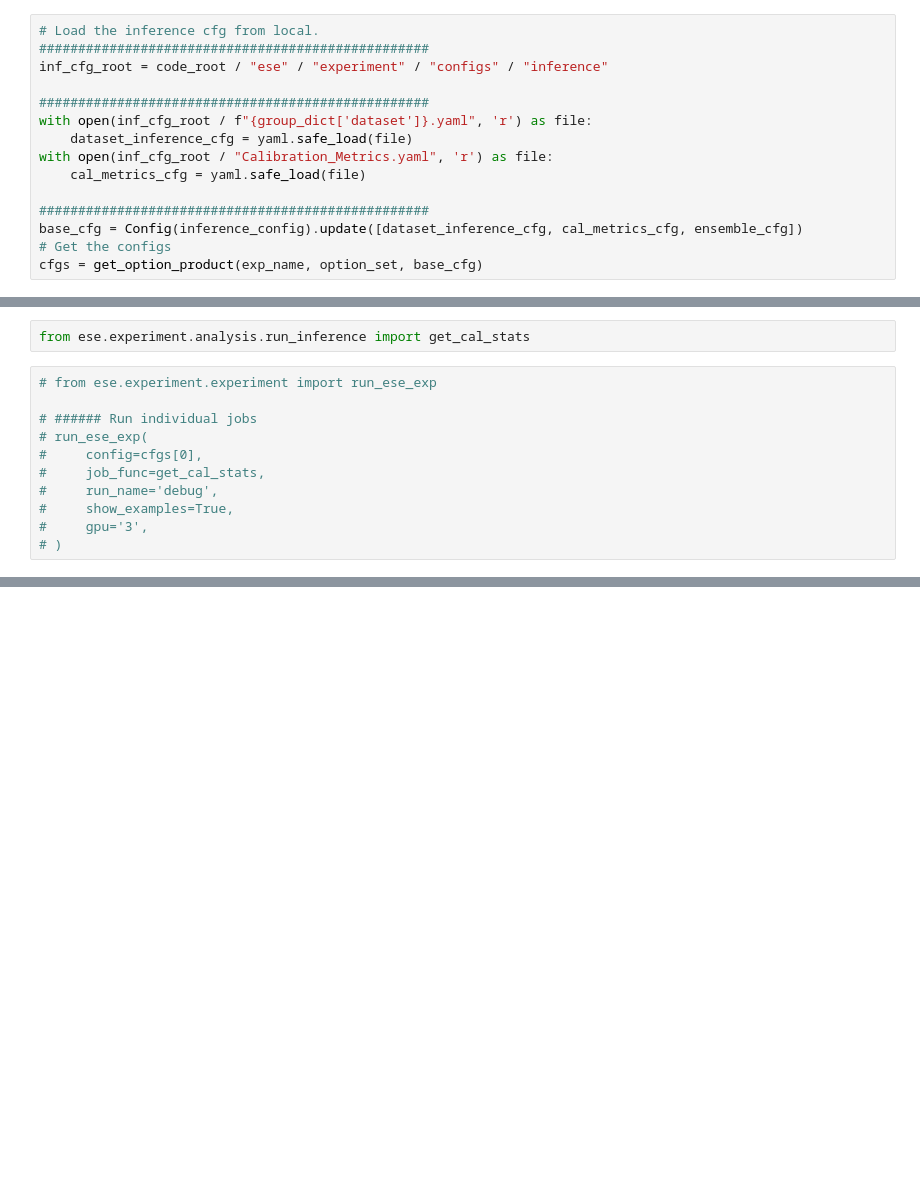
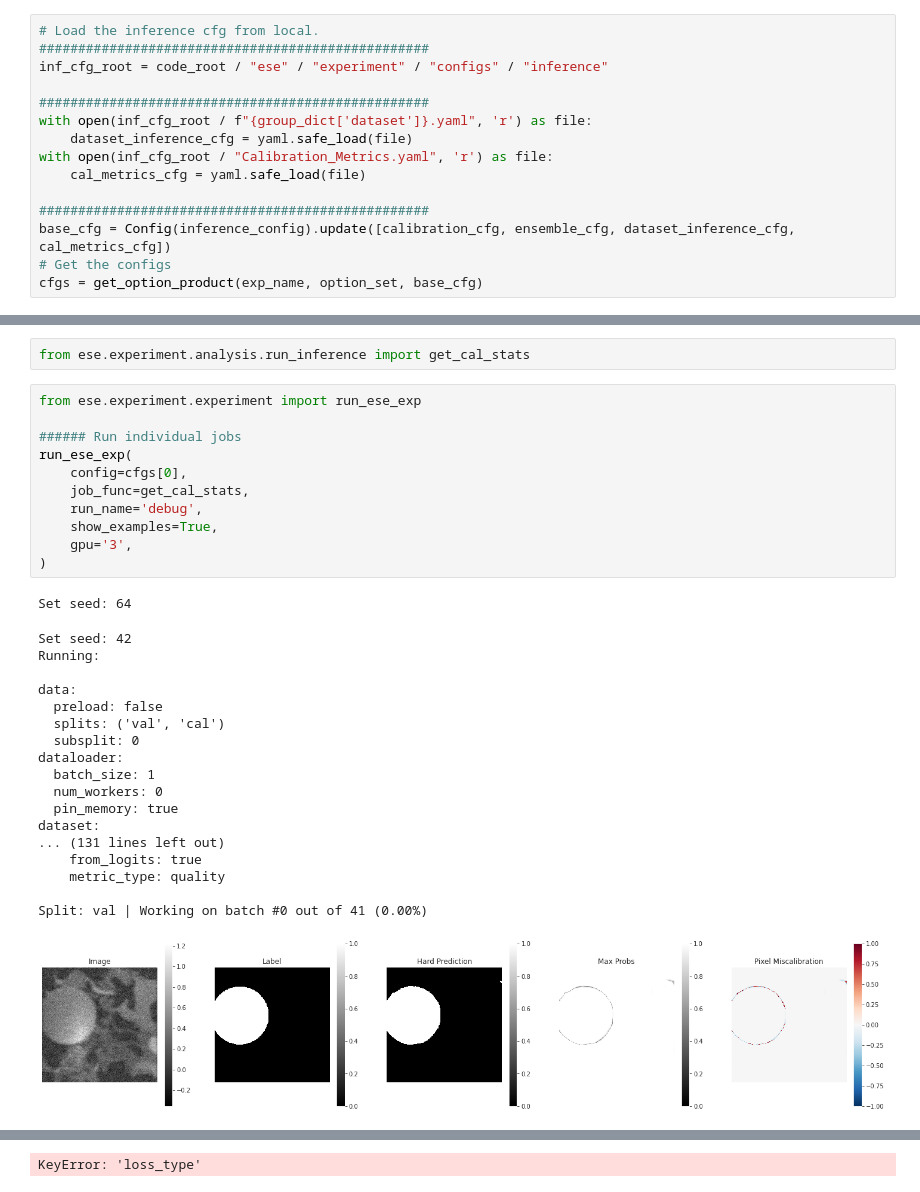
Before and after one commit to VictorButoi/ESE, a Jupyter notebook: notebooks/run_inference.ipynb, the cells around one changed output, grey strips where cells are left out. Saved outputs shown, nothing was run; the diff lists cells and outputs as text; blank space fills up the shorter version.

Commit message:
working on loss based calibration metrics

```diff
--- a/notebooks/run_inference.ipynb
+++ b/notebooks/run_inference.ipynb
@@ -139,7 +170,7 @@ with open(inf_cfg_root / "Calibration_Metrics.yaml", 'r') as file:
     cal_metrics_cfg = yaml.safe_load(file)
 
 ##################################################
-base_cfg = Config(inference_config).update([dataset_inference_cfg, cal_metrics_cfg, ensemble_cfg])
+base_cfg = Config(inference_config).update([calibration_cfg, ensemble_cfg, dataset_inference_cfg, cal_metrics_cfg])
 # Get the configs
 cfgs = get_option_product(exp_name, option_set, base_cfg)
 # %% [markdown]
@@ -147,13 +178,33 @@ cfgs = get_option_product(exp_name, option_set, base_cfg)
 # %%
 from ese.experiment.analysis.run_inference import get_cal_stats
 # %%
-# from ese.experiment.experiment import run_ese_exp
+from ese.experiment.experiment import run_ese_exp
 
-# ###### Run individual jobs
-# run_ese_exp(
-#     config=cfgs[0],
-#     job_func=get_cal_stats,
-#     run_name='debug',
-#     show_examples=True,
-#     gpu='3',
-# )
+###### Run individual jobs
+run_ese_exp(
+    config=cfgs[0],
+    job_func=get_cal_stats,
+    run_name='debug',
+    show_examples=True,
+    gpu='3',
+)
+# %% [output]
+Set seed: 64
+Set seed: 42
+Running:
+
+data:
+  preload: false
+  splits: ('val', 'cal')
+  subsplit: 0
+dataloader:
+  batch_size: 1
+  num_workers: 0
+  pin_memory: true
+dataset:
+... (131 lines left out)
+    from_logits: true
+    metric_type: quality
+
+Split: val | Working on batch #0 out of 41 (0.00%)
+[figure, added]
@@ -160 +226,2 @@ from ese.experiment.analysis.run_inference import get_cal_stats
+KeyError: 'loss_type'
 # %%
```
Also changed, not shown: parts of 10 cells of this notebook, 5 other files.
